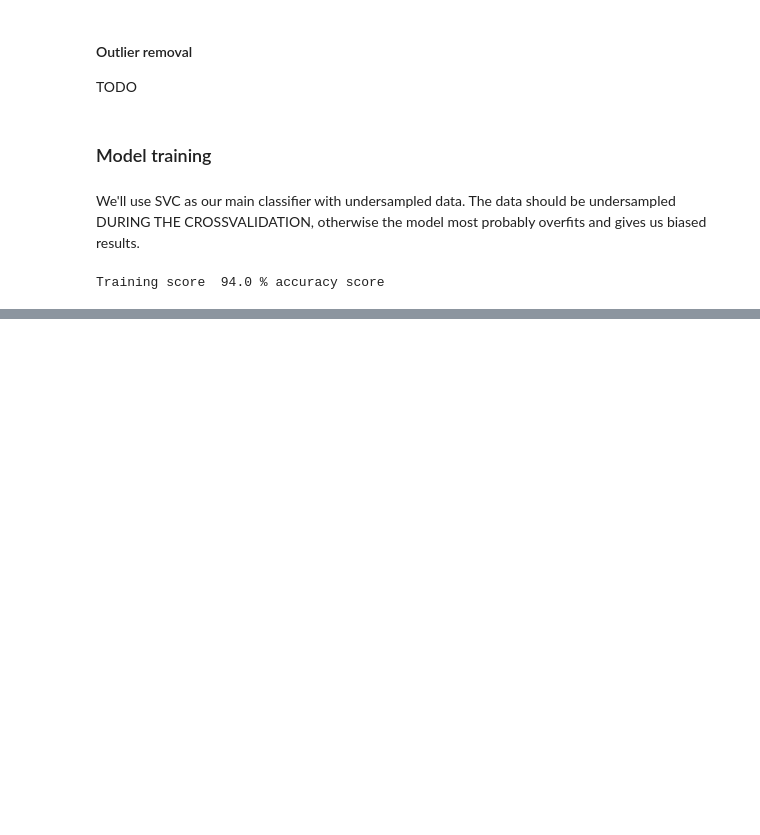
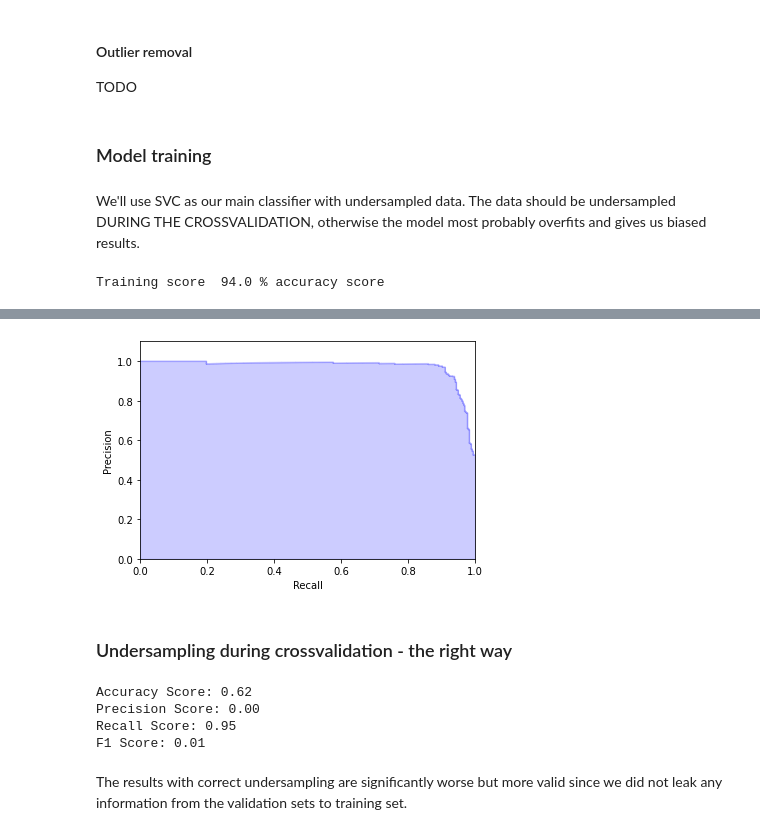
Before and after one commit to laaksonel/machine-learning, a Jupyter notebook: credit_card_svm.ipynb, the cells around one changed output, grey strips where cells are left out. Drawn from its saved outputs; the diff is of its cells as text; code cells hidden in the pictures; blank space fills up the shorter version.

Commit message:
Added undersampling with NearMiss algo

```diff
--- a/credit_card_svm.ipynb
+++ b/credit_card_svm.ipynb
@@ -312,3 +308,9 @@ def report_results(clf, X, y):
   plot_precision_recall_curve(y_true, y_pred)
   plot_confusion_matrix(clf, X, y)
   plot_roc_curve(clf, X, y)
+# %%
+plot_precision_recall_curve(y_train, pred)
+# %% [output]
+[figure, added]
+# %% [markdown]
+### Undersampling during crossvalidation - the right way
@@ -314,0 +352,12 @@ def report_results(clf, X, y):
+# %%
+print("Accuracy Score: {:.2f}".format(np.mean(accuracy)))
+print("Precision Score: {:.2f}".format(np.mean(precision)))
+print("Recall Score: {:.2f}".format(np.mean(recall)))
+print("F1 Score: {:.2f}".format(np.mean(f1)))
+# %% [output]
+Accuracy Score: 0.62
+Precision Score: 0.00
+Recall Score: 0.95
+F1 Score: 0.01
+# %% [markdown]
+The results with correct undersampling are significantly worse but more valid since we did not leak any information from the validation sets to training set.
```
Also changed, not shown: parts of 13 cells of this notebook.
